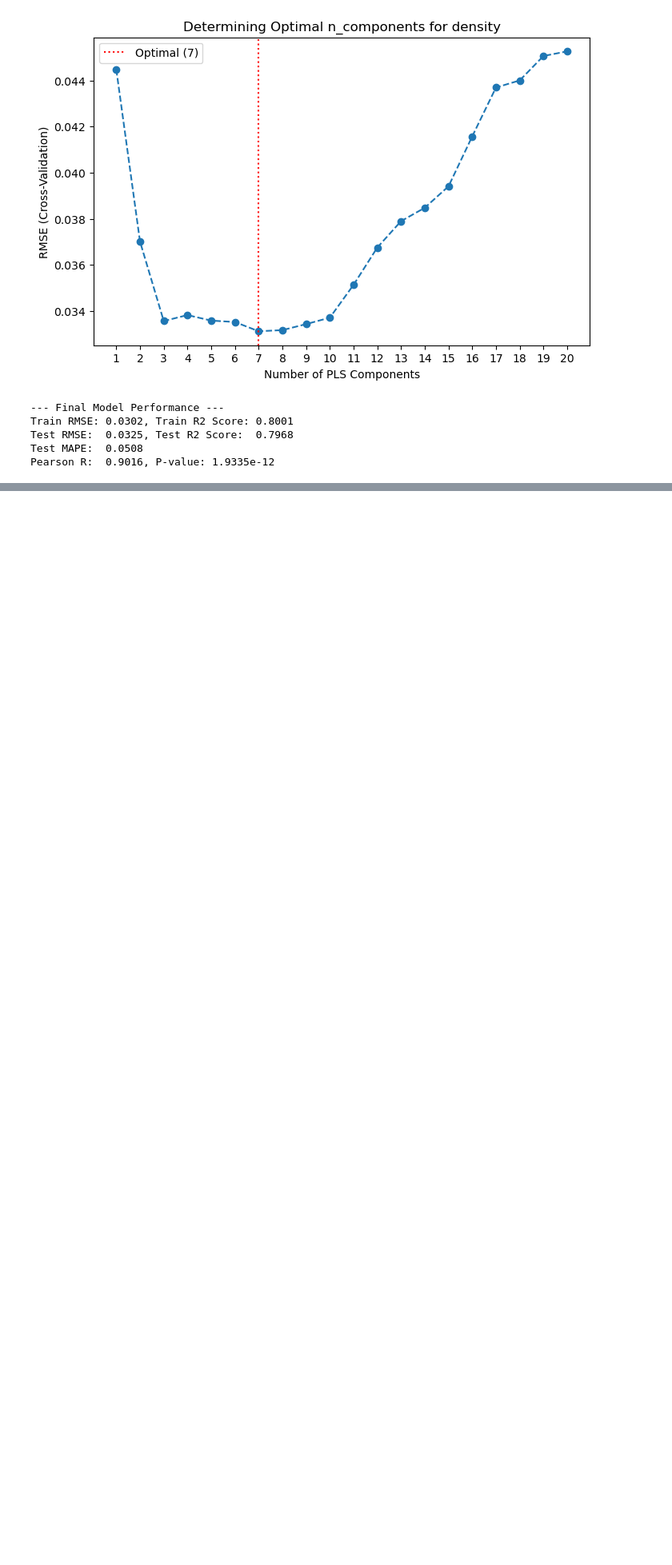
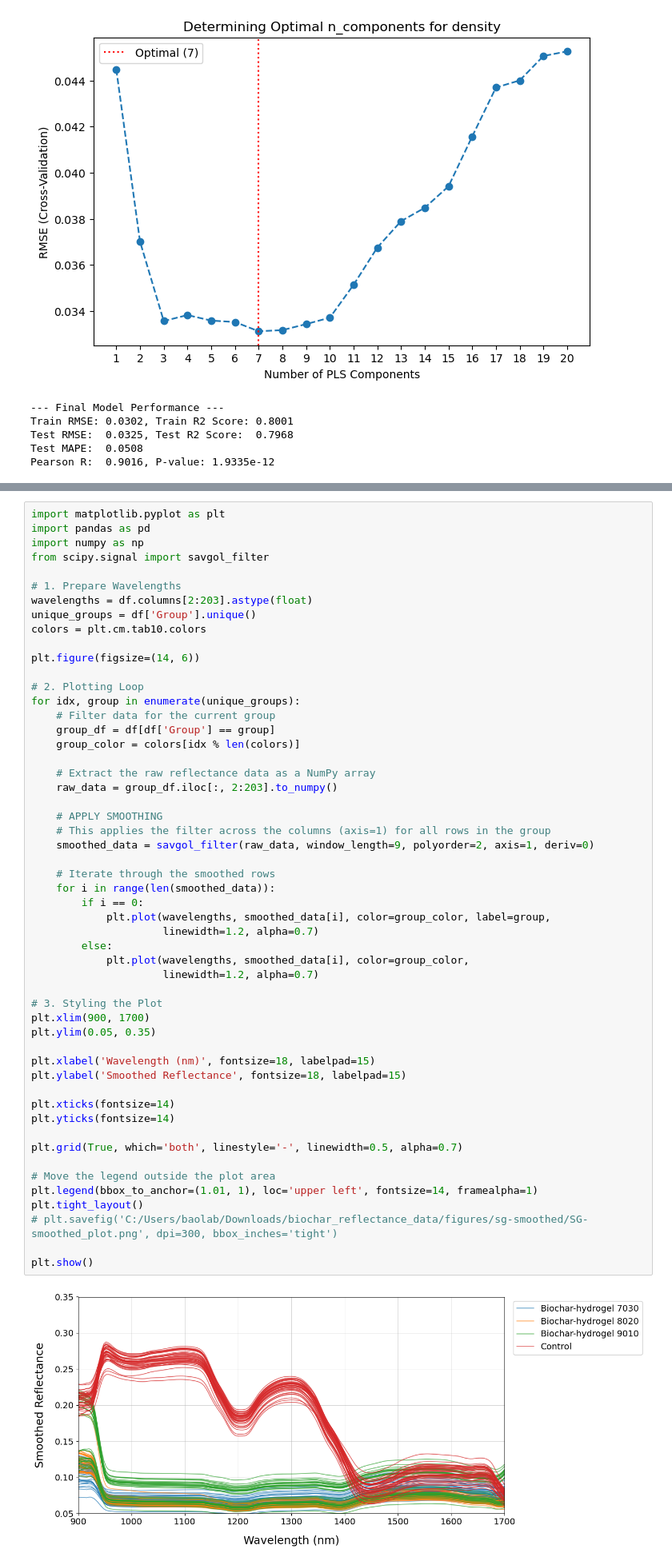
Before and after one commit to ashish-reddy26/HyperSpec, a Jupyter notebook: biochar_notebooks/analysis.ipynb, the cells around one changed output, grey strips where cells are left out. Shown at 80% size. Saved outputs shown, nothing was run; the diff lists cells and outputs as text; blank space fills up the shorter version.

```diff
--- a/biochar_notebooks/analysis.ipynb
+++ b/biochar_notebooks/analysis.ipynb
@@ -652,3 +817,58 @@ plt.savefig('C:/Users/baolab/Downloads/biochar_reflectance_data/figures/grouped_
 plt.show()
 # %% [output]
 [figure]
+# %%
+import matplotlib.pyplot as plt
+import pandas as pd
+import numpy as np
+from scipy.signal import savgol_filter
+
+# 1. Prepare Wavelengths
+wavelengths = df.columns[2:203].astype(float)
+unique_groups = df['Group'].unique()
+colors = plt.cm.tab10.colors
+
+plt.figure(figsize=(14, 6))
+
+# 2. Plotting Loop
+for idx, group in enumerate(unique_groups):
+    # Filter data for the current group
+    group_df = df[df['Group'] == group]
+    group_color = colors[idx % len(colors)]
+
+    # Extract the raw reflectance data as a NumPy array
+    raw_data = group_df.iloc[:, 2:203].to_numpy()
+
+    # APPLY SMOOTHING
+    # This applies the filter across the columns (axis=1) for all rows in the group
+    smoothed_data = savgol_filter(raw_data, window_length=9, polyorder=2, axis=1, deriv=0)
+
+    # Iterate through the smoothed rows
+    for i in range(len(smoothed_data)):
+        if i == 0:
+            plt.plot(wavelengths, smoothed_data[i], color=group_color, label=group,
+                     linewidth=1.2, alpha=0.7)
+        else:
+            plt.plot(wavelengths, smoothed_data[i], color=group_color,
+                     linewidth=1.2, alpha=0.7)
+
+# 3. Styling the Plot
+plt.xlim(900, 1700)
+plt.ylim(0.05, 0.35)
+
+plt.xlabel('Wavelength (nm)', fontsize=18, labelpad=15)
+plt.ylabel('Smoothed Reflectance', fontsize=18, labelpad=15)
+
+plt.xticks(fontsize=14)
+plt.yticks(fontsize=14)
+
+plt.grid(True, which='both', linestyle='-', linewidth=0.5, alpha=0.7)
+
+# Move the legend outside the plot area
+plt.legend(bbox_to_anchor=(1.01, 1), loc='upper left', fontsize=14, framealpha=1)
+plt.tight_layout()
+# plt.savefig('C:/Users/baolab/Downloads/biochar_reflectance_data/figures/sg-smoothed/SG-smoothed_plot.png', dpi=300, bbox_inches='tight')
+
+plt.show()
+# %% [output]
+[figure, added]
```
Also changed, not shown: parts of 8 cells of this notebook.
